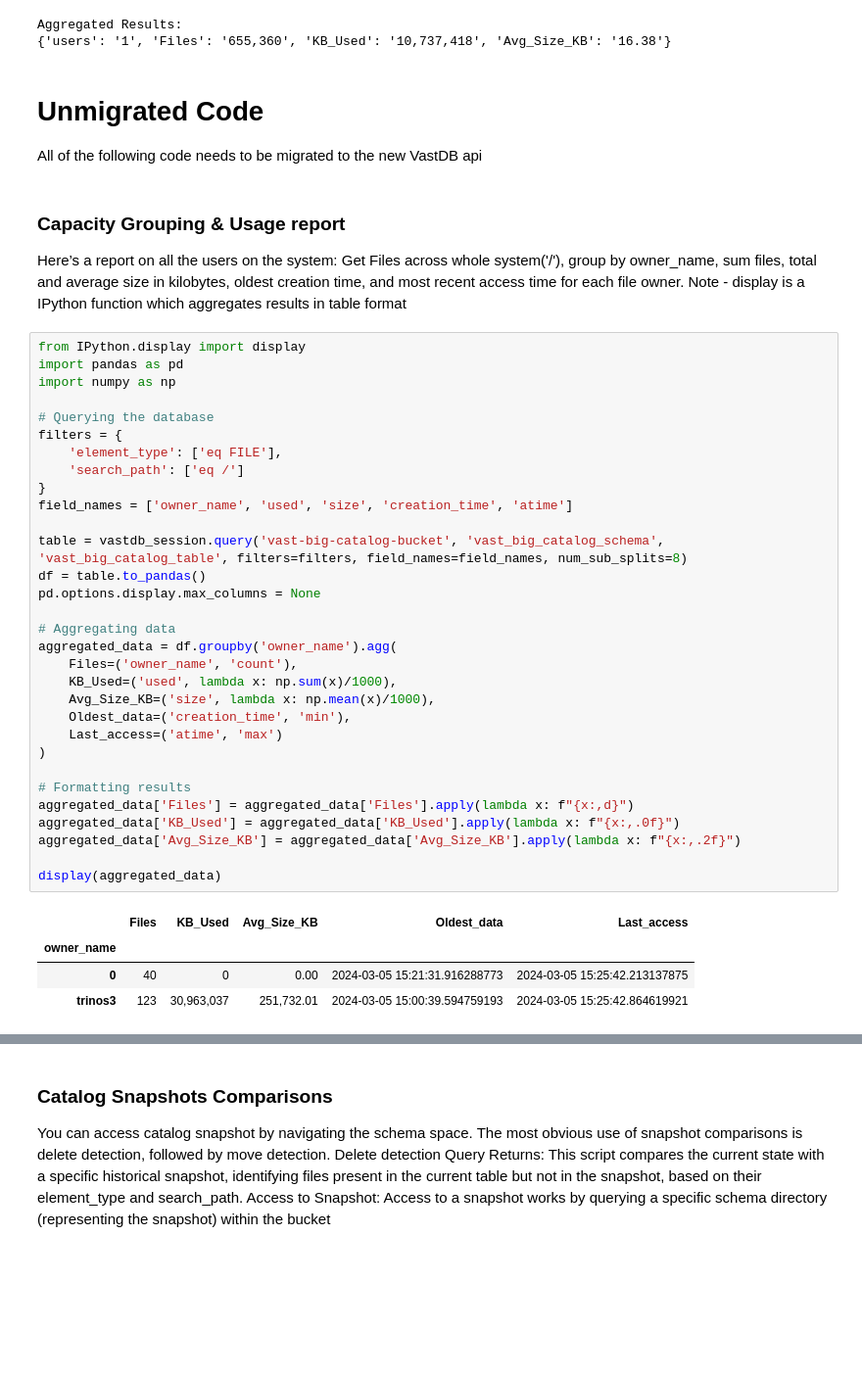
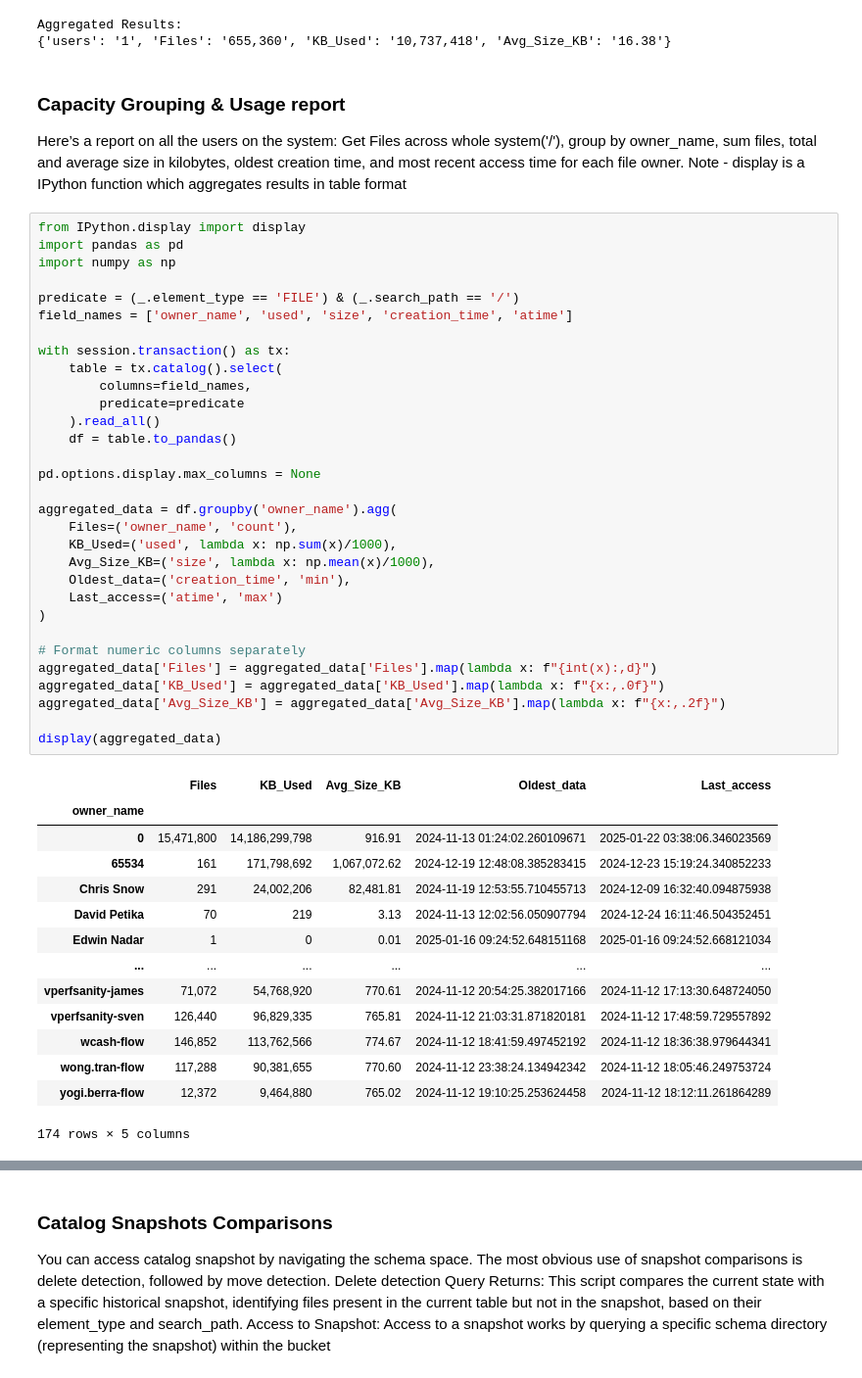
Before and after one commit to snowch/vast-docker-compose-examples, a Jupyter notebook: jupyter-pyspark/examples/catalog/python-sdk-vast-catalog.ipynb, the cells around one changed output, grey strips where cells are left out. Shown at 98% size. Cells and saved outputs as stored; diff of their text form; blank space fills up the shorter version.

```diff
--- a/jupyter-pyspark/examples/catalog/python-sdk-vast-catalog.ipynb
+++ b/jupyter-pyspark/examples/catalog/python-sdk-vast-catalog.ipynb
@@ -422,10 +422,6 @@ else:
 # %% [output]
 Aggregated Results:
 {'users': '1', 'Files': '655,360', 'KB_Used': '10,737,418', 'Avg_Size_KB': '16.38'}
-# %% [markdown]
-# Unmigrated Code
-
-All of the following code needs to be migrated to the new VastDB api
 # %% [markdown]
 ### Capacity Grouping & Usage report
 Here’s a report on all the users on the system:
@@ -434,36 +430,46 @@ Note - display is a IPython function which aggregates results in table format
 # %%
 from IPython.display import display
 import pandas as pd
 import numpy as np
 
-# Querying the database
-filters = {
-    'element_type': ['eq FILE'],
-    'search_path': ['eq /']
-}
+predicate = (_.element_type == 'FILE') & (_.search_path == '/')
 field_names = ['owner_name', 'used', 'size', 'creation_time', 'atime']
 
-table = vastdb_session.query('vast-big-catalog-bucket', 'vast_big_catalog_schema', 'vast_big_catalog_table', filters=filters, field_names=field_names, num_sub_splits=8)
-df = table.to_pandas()
+with session.transaction() as tx:
+    table = tx.catalog().select(
+        columns=field_names,
+        predicate=predicate
+    ).read_all()
+    df = table.to_pandas()
+
 pd.options.display.max_columns = None
 
-# Aggregating data
 aggregated_data = df.groupby('owner_name').agg(
     Files=('owner_name', 'count'),
     KB_Used=('used', lambda x: np.sum(x)/1000),
     Avg_Size_KB=('size', lambda x: np.mean(x)/1000),
     Oldest_data=('creation_time', 'min'),
     Last_access=('atime', 'max')
 )
 
-# Formatting results
-aggregated_data['Files'] = aggregated_data['Files'].apply(lambda x: f"{x:,d}")
-aggregated_data['KB_Used'] = aggregated_data['KB_Used'].apply(lambda x: f"{x:,.0f}")
-aggregated_data['Avg_Size_KB'] = aggregated_data['Avg_Size_KB'].apply(lambda x: f"{x:,.2f}")
+# Format numeric columns separately
+aggregated_data['Files'] = aggregated_data['Files'].map(lambda x: f"{int(x):,d}")
+aggregated_data['KB_Used'] = aggregated_data['KB_Used'].map(lambda x: f"{x:,.0f}")
+aggregated_data['Avg_Size_KB'] = aggregated_data['Avg_Size_KB'].map(lambda x: f"{x:,.2f}")
 
 display(aggregated_data)
 # %% [output]
 |  | Files | KB_Used | Avg_Size_KB | Oldest_data | Last_access |
 | owner_name |  |  |  |  |  |
-| 0 | 40 | 0 | 0.00 | 2024-03-05 15:21:31.916288773 | 2024-03-05 15:25:42.213137875 |
-| trinos3 | 123 | 30,963,037 | 251,732.01 | 2024-03-05 15:00:39.594759193 | 2024-03-05 15:25:42.864619921 |
+| 0 | 15,471,800 | 14,186,299,798 | 916.91 | 2024-11-13 01:24:02.260109671 | 2025-01-22 03:38:06.346023569 |
+| 65534 | 161 | 171,798,692 | 1,067,072.62 | 2024-12-19 12:48:08.385283415 | 2024-12-23 15:19:24.340852233 |
+| Chris Snow | 291 | 24,002,206 | 82,481.81 | 2024-11-19 12:53:55.710455713 | 2024-12-09 16:32:40.094875938 |
+| David Petika | 70 | 219 | 3.13 | 2024-11-13 12:02:56.050907794 | 2024-12-24 16:11:46.504352451 |
+| Edwin Nadar | 1 | 0 | 0.01 | 2025-01-16 09:24:52.648151168 | 2025-01-16 09:24:52.668121034 |
+| ... | ... | ... | ... | ... | ... |
+| vperfsanity-james | 71,072 | 54,768,920 | 770.61 | 2024-11-12 20:54:25.382017166 | 2024-11-12 17:13:30.648724050 |
+| vperfsanity-sven | 126,440 | 96,829,335 | 765.81 | 2024-11-12 21:03:31.871820181 | 2024-11-12 17:48:59.729557892 |
+| wcash-flow | 146,852 | 113,762,566 | 774.67 | 2024-11-12 18:41:59.497452192 | 2024-11-12 18:36:38.979644341 |
+| wong.tran-flow | 117,288 | 90,381,655 | 770.60 | 2024-11-12 23:38:24.134942342 | 2024-11-12 18:05:46.249753724 |
+| yogi.berra-flow | 12,372 | 9,464,880 | 765.02 | 2024-11-12 19:10:25.253624458 | 2024-11-12 18:12:11.261864289 |
+174 rows × 5 columns
```
Also changed, not shown: parts of 1 cell of this notebook.
